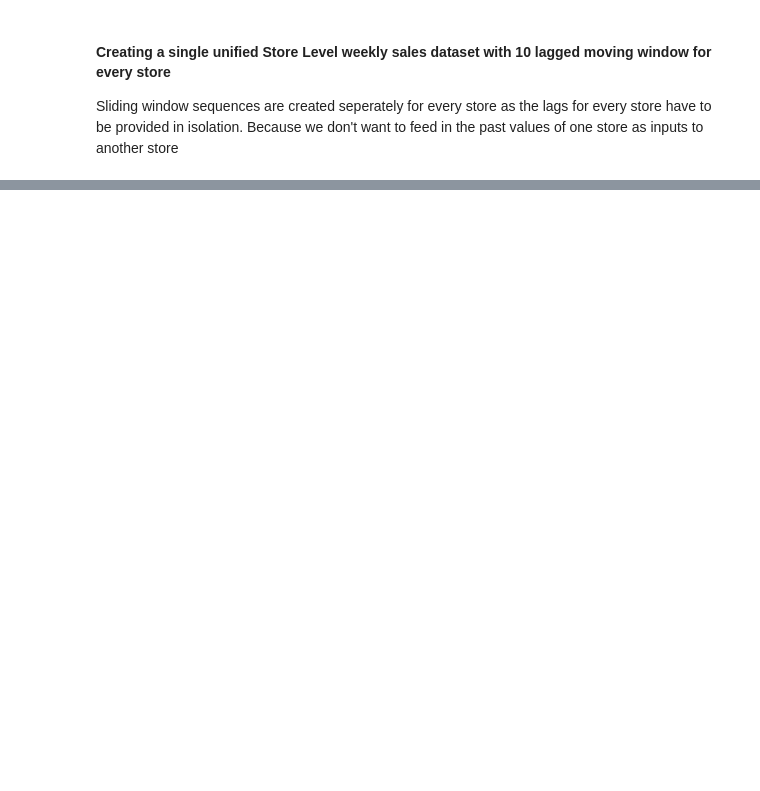
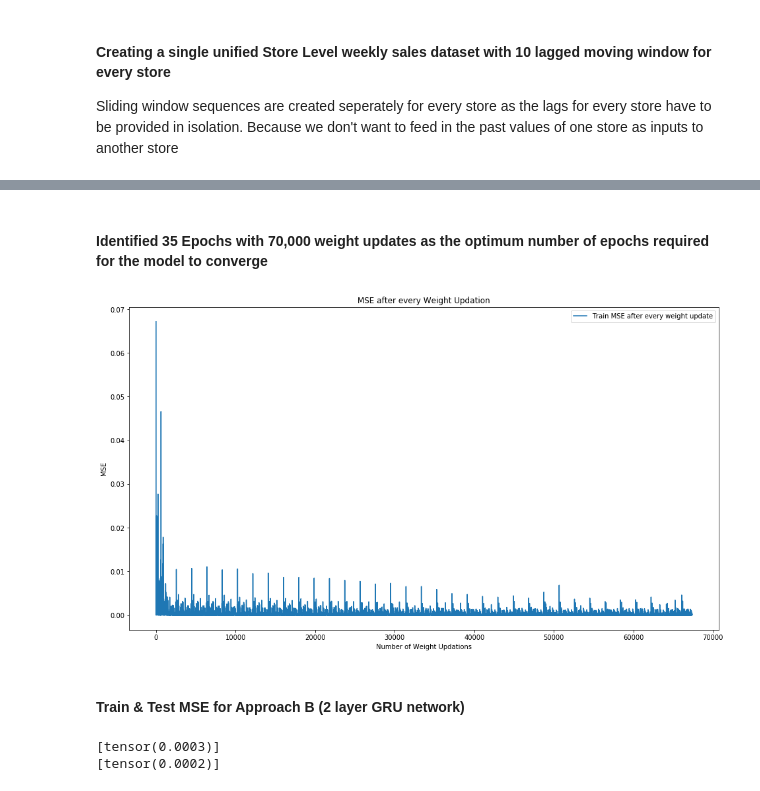
Before and after one commit to bhavish2207/RETAIL-SALES-FORECASTING-using-Recurrent-Neural-Networks, a Jupyter notebook: Department-Store_Lvl_Forecasts_GRU_LSTM_BPTT.ipynb, the cells around one changed output, grey strips where cells are left out. Saved outputs shown, nothing was run; the diff lists cells and outputs as text; code cells hidden in the pictures; blank space fills up the shorter version.

```diff
--- a/Department-Store_Lvl_Forecasts_GRU_LSTM_BPTT.ipynb
+++ b/Department-Store_Lvl_Forecasts_GRU_LSTM_BPTT.ipynb
@@ -151,0 +498,31 @@ test_loader3 = torch.utils.data.DataLoader(dataset = test_tensor3, batch_size =
+# %% [markdown]
+#### Identified 35 Epochs with 70,000 weight updates as the optimum number of epochs required for the model to converge
+# %%
+### The number of weight updates = number of batches x number of epochs
+weight_updates = [el for el in range(math.ceil(len(train3)/143)*epochs)]
+
+fig = plt.figure()
+#ax1 = fig.add_subplot(111)
+plt.plot(weight_updates, train_MSE_aft_weight_upd_gru4)
+#ax1.plot(weight_updates, test_MSE_aft_weight_upd_gru3)
+#ax1.set_xticks(weight_updates)
+#ax1.set_xticklabels(weight_updates)
+plt.legend(['Train MSE after every weight update', 'Test MSE after every weight update'], loc='upper right')
+plt.title('MSE after every Weight Updation')
+plt.xlabel('Number of Weight Updations')
+plt.ylabel('MSE')
+plt.show()
+
+
+#plt.plot(weight_updates,MSE)
+#plt.show()
+# %% [output]
+[figure, added]
+# %% [markdown]
+#### Train & Test MSE for Approach B (2 layer GRU network)
+# %%
+print(mse_train4)
+print(mse_test4)
+# %% [output]
+[tensor(0.0003)]
+[tensor(0.0002)]
```
Also changed, not shown: parts of 29 cells of this notebook.
